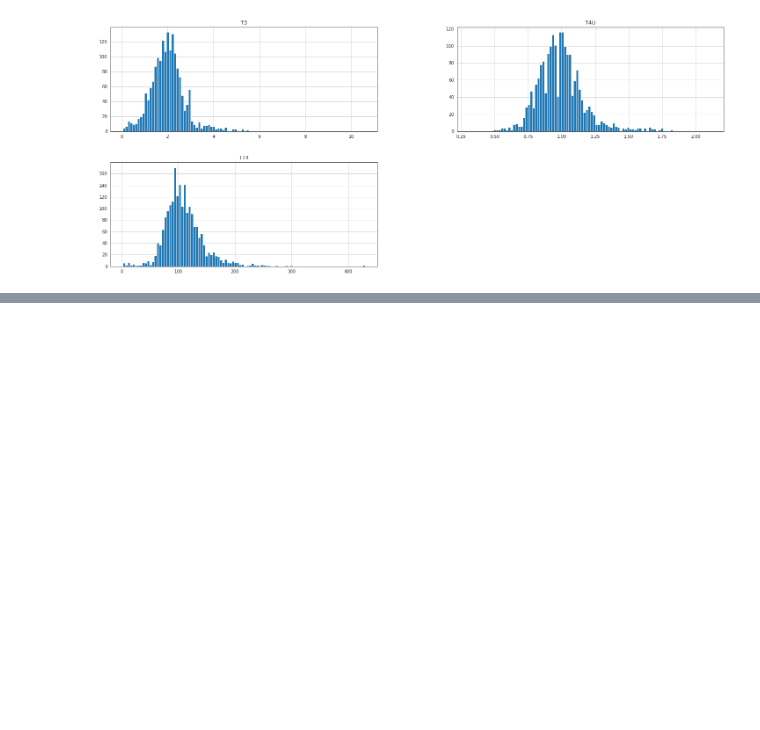
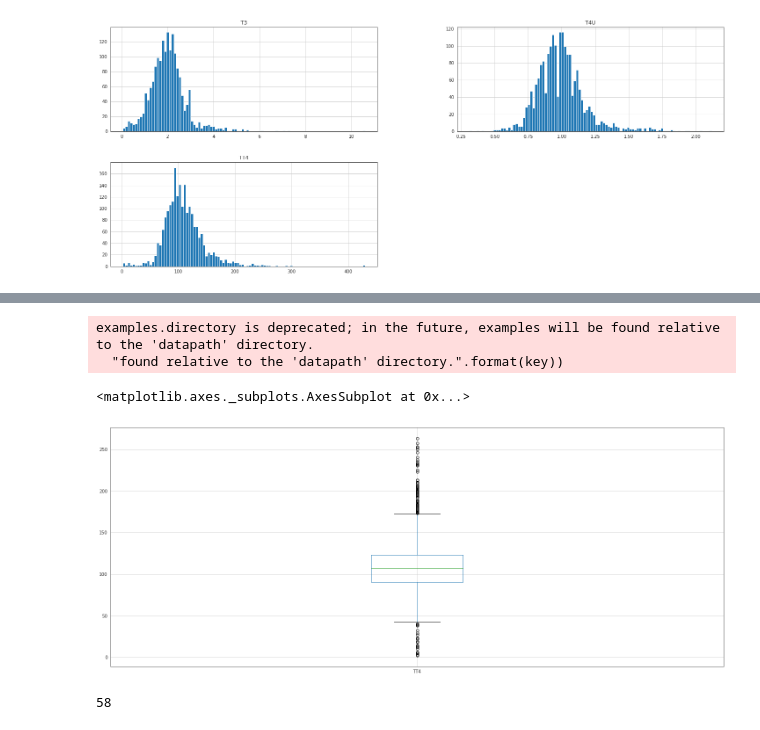
Before and after one commit to MatusPilnan/nadejny-informatik, a Jupyter notebook: utrzok-z-krabicky-od-kameliek.ipynb, the cells around one changed output, grey strips where cells are left out. Saved outputs shown, nothing was run; the diff lists cells and outputs as text; code cells hidden in the pictures; blank space fills up the shorter version.

```diff
--- a/utrzok-z-krabicky-od-kameliek.ipynb
+++ b/utrzok-z-krabicky-od-kameliek.ipynb
@@ -197,0 +205,11 @@ False
+# %%
+vyhodeny_autlajery.boxplot(column=["TT4"])
+# %% [output]
+examples.directory is deprecated; in the future, examples will be found relative to the 'datapath' directory.
+  "found relative to the 'datapath' directory.".format(key))
+<matplotlib.axes._subplots.AxesSubplot at 0x...>
+[figure, added]
+# %%
+len(priemerove) - len(vyhodeny_autlajery)
+# %% [output]
+58
```
Also changed, not shown: parts of 27 cells of this notebook.
